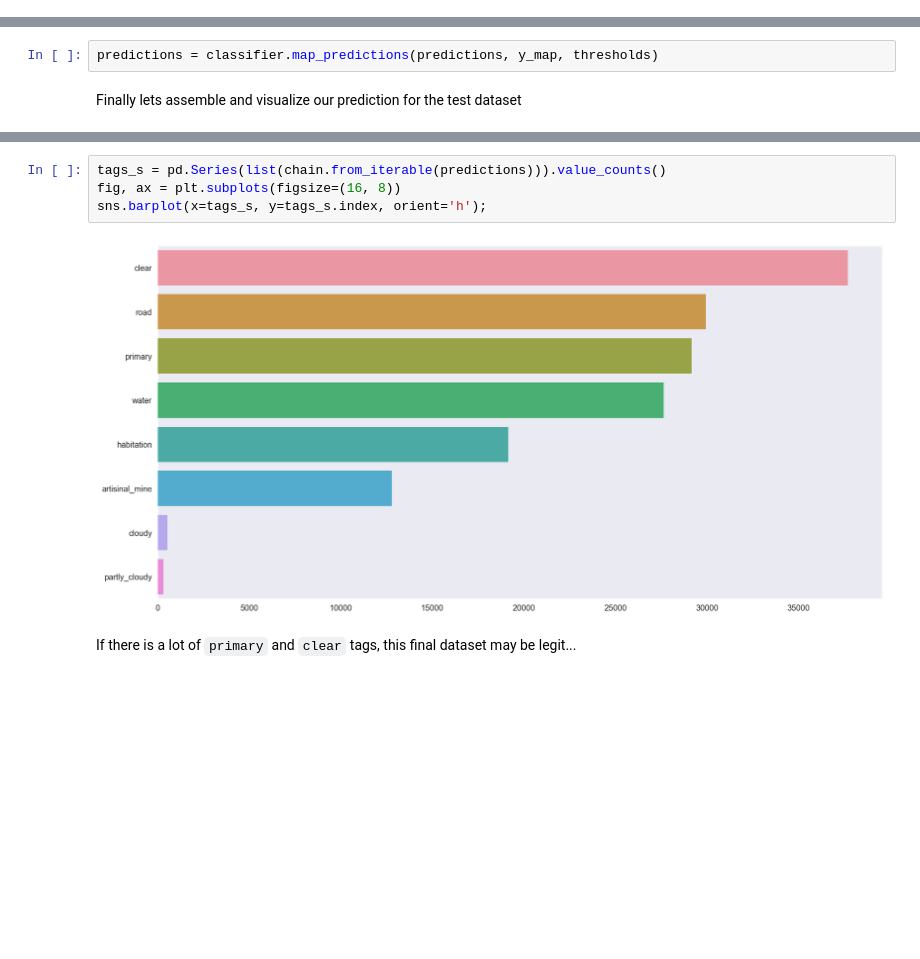
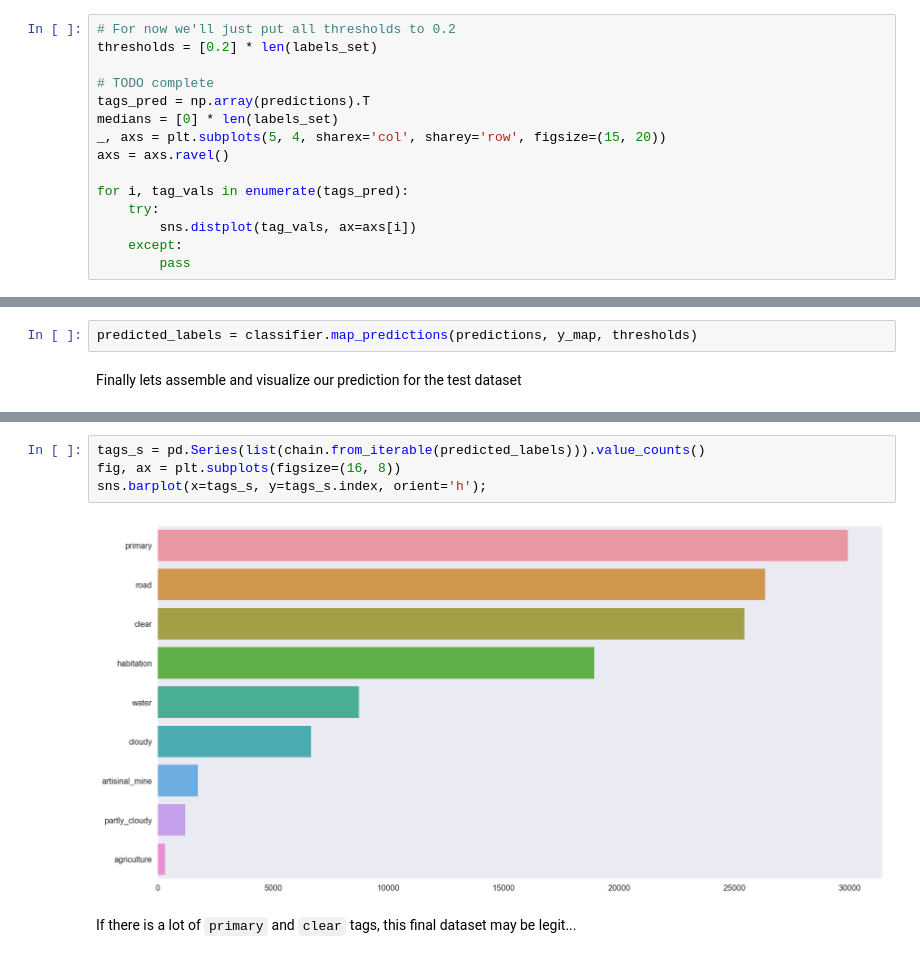
Before and after one commit to EKami/planet-amazon-deforestation, a Jupyter notebook: notebooks/amazon_forest_notebook.ipynb, the cells around one changed output, grey strips where cells are left out. Drawn from its saved outputs; the diff is of its cells as text; blank space fills up the shorter version.

Commit message:
Set all thresholds to 0.2 for now

```diff
--- a/notebooks/amazon_forest_notebook.ipynb
+++ b/notebooks/amazon_forest_notebook.ipynb
@@ -203,0 +201,15 @@ thresholds = [0.25, 0.33, 0.17, 0.04, 0.07, 0.23, 0.16, 0.2, 0.23, 0.19, 0.24, 0
+# %%
+# For now we'll just put all thresholds to 0.2
+thresholds = [0.2] * len(labels_set)
+
+# TODO complete
+tags_pred = np.array(predictions).T
+medians = [0] * len(labels_set)
+_, axs = plt.subplots(5, 4, sharex='col', sharey='row', figsize=(15, 20))
+axs = axs.ravel()
+
+for i, tag_vals in enumerate(tags_pred):
+    try:
+        sns.distplot(tag_vals, ax=axs[i])
+    except:
+        pass
@@ -204,7 +218,7 @@ thresholds = [0.25, 0.33, 0.17, 0.04, 0.07, 0.23, 0.16, 0.2, 0.23, 0.19, 0.24, 0
 # %% [markdown]
 Now lets map our predictions to their tags and use the thresholds we just retrieved
 # %%
-predictions = classifier.map_predictions(predictions, y_map, thresholds)
+predicted_labels = classifier.map_predictions(predictions, y_map, thresholds)
 # %% [markdown]
 Finally lets assemble and visualize our prediction for the test dataset
 # %%
@@ -226,9 +240,9 @@ final_df.head()
 # %%
-tags_s = pd.Series(list(chain.from_iterable(predictions))).value_counts()
+tags_s = pd.Series(list(chain.from_iterable(predicted_labels))).value_counts()
 fig, ax = plt.subplots(figsize=(16, 8))
 sns.barplot(x=tags_s, y=tags_s.index, orient='h');
 # %% [output]
-[figure, old version]
+[figure, new version]
 # %% [markdown]
 If there is a lot of `primary` and `clear` tags, this final dataset may be legit...
 # %% [markdown]
```
Also changed, not shown: parts of 10 cells of this notebook.
